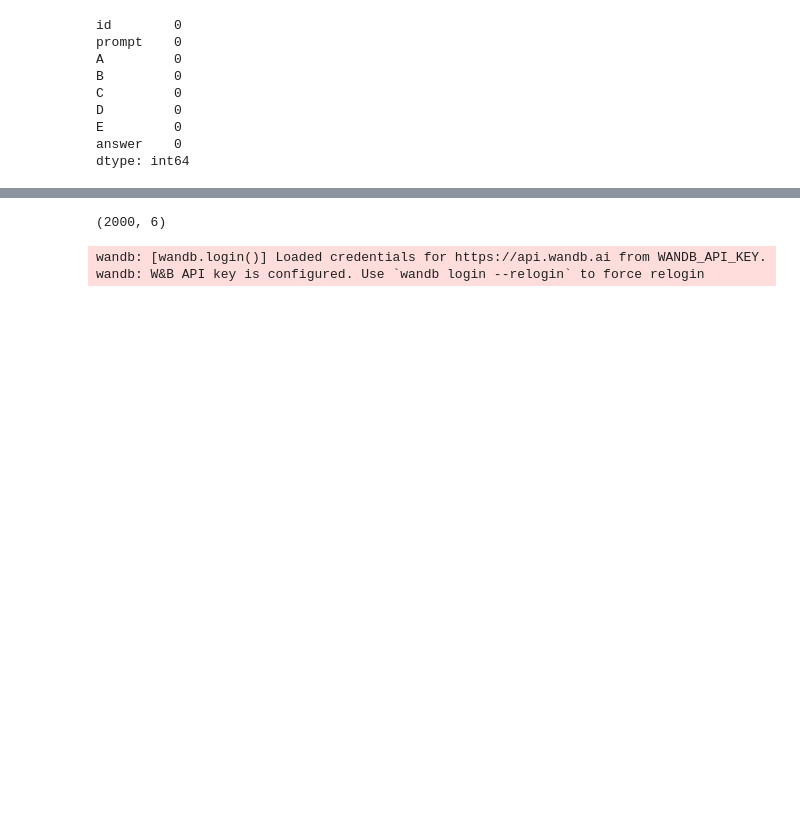
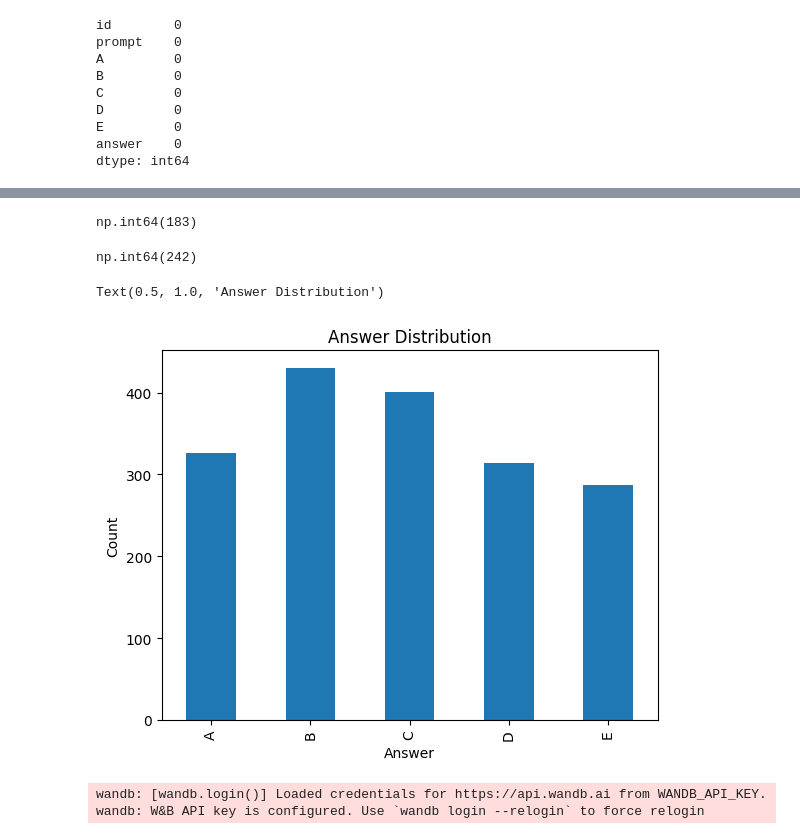
Before and after one commit to 24f2002314/DL-24f2002314-notebook-t22026, a Jupyter notebook: DL-24f2002314-notebook-t22026.ipynb, the cells around one changed output, grey strips where cells are left out. Drawn from its saved outputs; the diff is of its cells as text; code cells hidden in the pictures; blank space fills up the shorter version.

```diff
--- a/DL-24f2002314-notebook-t22026.ipynb
+++ b/DL-24f2002314-notebook-t22026.ipynb
@@ -69,7 +68,13 @@ Name: proportion, dtype: float64
-# %%
-df.shape
-# %% [output]
-(2000, 6)
+# %%
+df.duplicated().sum()
+# %% [output]
+np.int64(183)
+# %%
+df.duplicated(subset='prompt').sum()
+# %% [output]
+np.int64(242)
+# %%
+df=df.drop_duplicates(subset='prompt',keep='first')
 # %%
 df['prompt_len']=df['prompt'].str.len()
 for col in ['A','B','C','D','E']:
@@ -85,3 +90,14 @@ def get_overlaps(row):
 
 overlaps_df=df.apply(get_overlaps,axis=1)
 df=pd.concat([df,overlaps_df],axis=1)
+# %%
+import matplotlib.pyplot as plt
+
+answer=df['answer']
+answer.value_counts().sort_index().plot(kind='bar')
+plt.xlabel('Answer')
+plt.ylabel('Count')
+plt.title('Answer Distribution')
+# %% [output]
+Text(0.5, 1.0, 'Answer Distribution')
+[figure, added]
```
Also changed, not shown: parts of 24 cells of this notebook.
